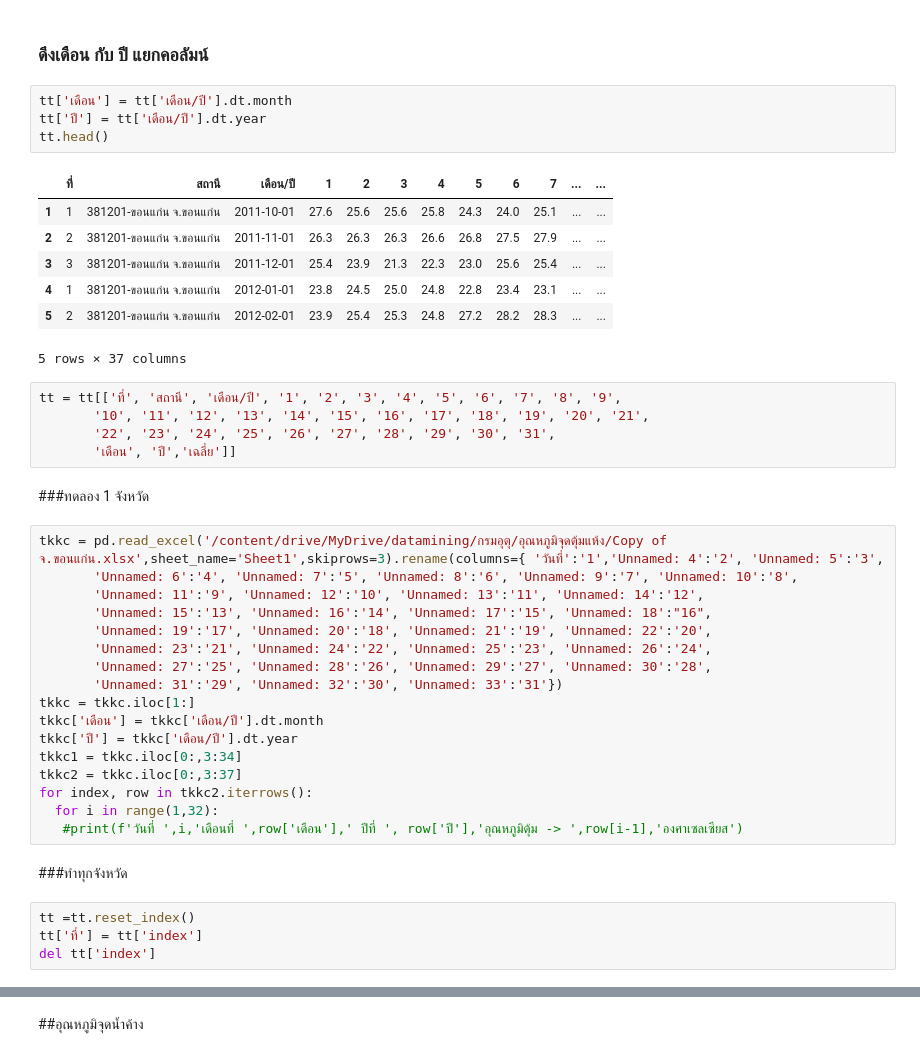
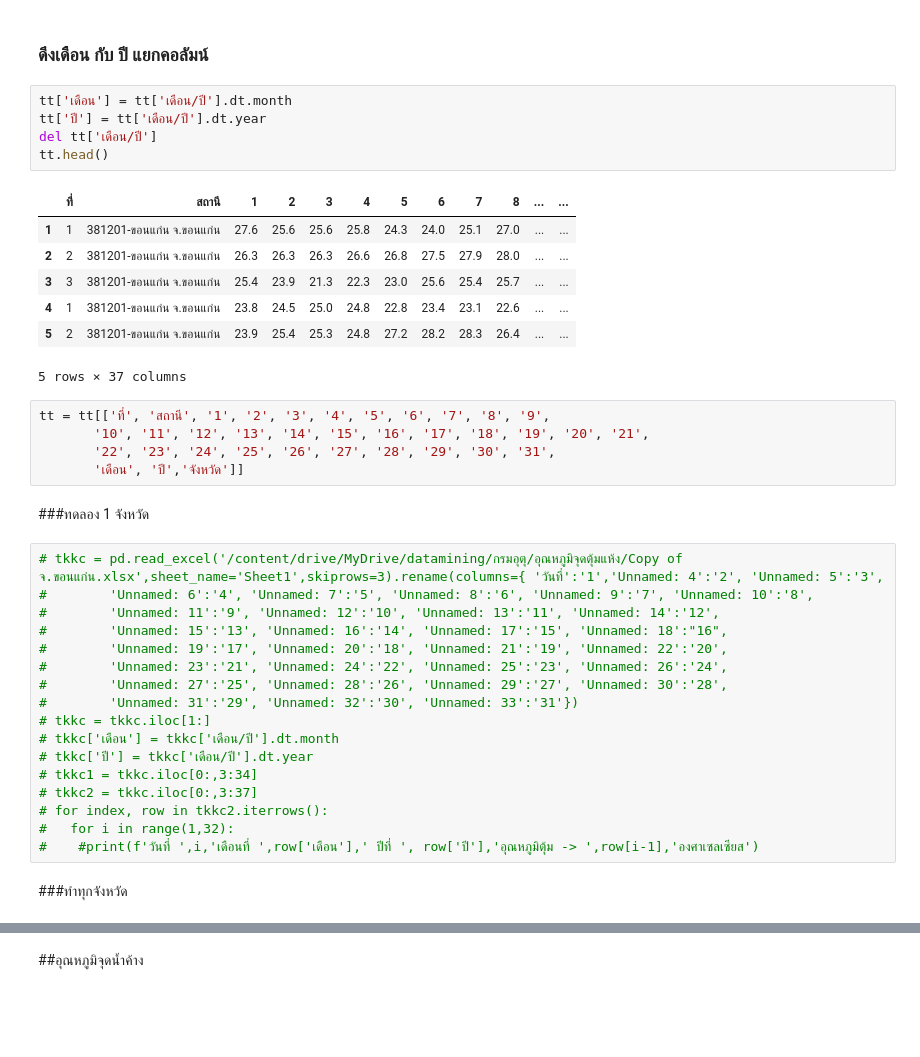
Before and after one commit to Nattakonjpg/bsc_dpbm22, a Jupyter notebook: [data3]_กรมอุตุ_.ipynb, the cells around one changed output, grey strips where cells are left out. Saved outputs shown, nothing was run; the diff lists cells and outputs as text; blank space fills up the shorter version.

```diff
--- a/[data3]_กรมอุตุ_.ipynb
+++ b/[data3]_กรมอุตุ_.ipynb
@@ -411,43 +405,40 @@ tt.shape
 # %%
 tt['เดือน'] = tt['เดือน/ปี'].dt.month
 tt['ปี'] = tt['เดือน/ปี'].dt.year
+del tt['เดือน/ปี']
 tt.head()
 # %% [output]
-|  | ที่ | สถานี | เดือน/ปี | 1 | 2 | 3 | 4 | 5 | 6 | 7 | ... | ... |
-| 1 | 1 | 381201-ขอนแก่น จ.ขอนแก่น | 2011-10-01 | 27.6 | 25.6 | 25.6 | 25.8 | 24.3 | 24.0 | 25.1 | ... | ... |
-| 2 | 2 | 381201-ขอนแก่น จ.ขอนแก่น | 2011-11-01 | 26.3 | 26.3 | 26.3 | 26.6 | 26.8 | 27.5 | 27.9 | ... | ... |
-| 3 | 3 | 381201-ขอนแก่น จ.ขอนแก่น | 2011-12-01 | 25.4 | 23.9 | 21.3 | 22.3 | 23.0 | 25.6 | 25.4 | ... | ... |
-| 4 | 1 | 381201-ขอนแก่น จ.ขอนแก่น | 2012-01-01 | 23.8 | 24.5 | 25.0 | 24.8 | 22.8 | 23.4 | 23.1 | ... | ... |
-| 5 | 2 | 381201-ขอนแก่น จ.ขอนแก่น | 2012-02-01 | 23.9 | 25.4 | 25.3 | 24.8 | 27.2 | 28.2 | 28.3 | ... | ... |
+|  | ที่ | สถานี | 1 | 2 | 3 | 4 | 5 | 6 | 7 | 8 | ... | ... |
+| 1 | 1 | 381201-ขอนแก่น จ.ขอนแก่น | 27.6 | 25.6 | 25.6 | 25.8 | 24.3 | 24.0 | 25.1 | 27.0 | ... | ... |
+| 2 | 2 | 381201-ขอนแก่น จ.ขอนแก่น | 26.3 | 26.3 | 26.3 | 26.6 | 26.8 | 27.5 | 27.9 | 28.0 | ... | ... |
+| 3 | 3 | 381201-ขอนแก่น จ.ขอนแก่น | 25.4 | 23.9 | 21.3 | 22.3 | 23.0 | 25.6 | 25.4 | 25.7 | ... | ... |
+| 4 | 1 | 381201-ขอนแก่น จ.ขอนแก่น | 23.8 | 24.5 | 25.0 | 24.8 | 22.8 | 23.4 | 23.1 | 22.6 | ... | ... |
+| 5 | 2 | 381201-ขอนแก่น จ.ขอนแก่น | 23.9 | 25.4 | 25.3 | 24.8 | 27.2 | 28.2 | 28.3 | 26.4 | ... | ... |
 5 rows × 37 columns
 # %%
-tt = tt[['ที่', 'สถานี', 'เดือน/ปี', '1', '2', '3', '4', '5', '6', '7', '8', '9',
+tt = tt[['ที่', 'สถานี', '1', '2', '3', '4', '5', '6', '7', '8', '9',
        '10', '11', '12', '13', '14', '15', '16', '17', '18', '19', '20', '21',
        '22', '23', '24', '25', '26', '27', '28', '29', '30', '31',
-       'เดือน', 'ปี','เฉลี่ย']]
+       'เดือน', 'ปี','จังหวัด']]
 # %% [markdown]
 ###ทดลอง 1 จังหวัด
 # %%
-tkkc = pd.read_excel('/content/drive/MyDrive/datamining/กรมอุตุ/อุณหภูมิจุดตุ้มแห้ง/Copy of จ.ขอนแก่น.xlsx',sheet_name='Sheet1',skiprows=3).rename(columns={ 'วันที่':'1','Unnamed: 4':'2', 'Unnamed: 5':'3',
-       'Unnamed: 6':'4', 'Unnamed: 7':'5', 'Unnamed: 8':'6', 'Unnamed: 9':'7', 'Unnamed: 10':'8',
-       'Unnamed: 11':'9', 'Unnamed: 12':'10', 'Unnamed: 13':'11', 'Unnamed: 14':'12',
-       'Unnamed: 15':'13', 'Unnamed: 16':'14', 'Unnamed: 17':'15', 'Unnamed: 18':"16",
-       'Unnamed: 19':'17', 'Unnamed: 20':'18', 'Unnamed: 21':'19', 'Unnamed: 22':'20',
-       'Unnamed: 23':'21', 'Unnamed: 24':'22', 'Unnamed: 25':'23', 'Unnamed: 26':'24',
-       'Unnamed: 27':'25', 'Unnamed: 28':'26', 'Unnamed: 29':'27', 'Unnamed: 30':'28',
-       'Unnamed: 31':'29', 'Unnamed: 32':'30', 'Unnamed: 33':'31'})
-tkkc = tkkc.iloc[1:]
-tkkc['เดือน'] = tkkc['เดือน/ปี'].dt.month
-tkkc['ปี'] = tkkc['เดือน/ปี'].dt.year
-tkkc1 = tkkc.iloc[0:,3:34]
-tkkc2 = tkkc.iloc[0:,3:37]
-for index, row in tkkc2.iterrows():
-  for i in range(1,32):
-   #print(f'วันที่ ',i,'เดือนที่ ',row['เดือน'],' ปีที่ ', row['ปี'],'อุณหภูมิตุ้ม -> ',row[i-1],'องศาเซลเซียส')
+# tkkc = pd.read_excel('/content/drive/MyDrive/datamining/กรมอุตุ/อุณหภูมิจุดตุ้มแห้ง/Copy of จ.ขอนแก่น.xlsx',sheet_name='Sheet1',skiprows=3).rename(columns={ 'วันที่':'1','Unnamed: 4':'2', 'Unnamed: 5':'3',
+#        'Unnamed: 6':'4', 'Unnamed: 7':'5', 'Unnamed: 8':'6', 'Unnamed: 9':'7', 'Unnamed: 10':'8',
+#        'Unnamed: 11':'9', 'Unnamed: 12':'10', 'Unnamed: 13':'11', 'Unnamed: 14':'12',
+#        'Unnamed: 15':'13', 'Unnamed: 16':'14', 'Unnamed: 17':'15', 'Unnamed: 18':"16",
+#        'Unnamed: 19':'17', 'Unnamed: 20':'18', 'Unnamed: 21':'19', 'Unnamed: 22':'20',
+#        'Unnamed: 23':'21', 'Unnamed: 24':'22', 'Unnamed: 25':'23', 'Unnamed: 26':'24',
+#        'Unnamed: 27':'25', 'Unnamed: 28':'26', 'Unnamed: 29':'27', 'Unnamed: 30':'28',
+#        'Unnamed: 31':'29', 'Unnamed: 32':'30', 'Unnamed: 33':'31'})
+# tkkc = tkkc.iloc[1:]
+# tkkc['เดือน'] = tkkc['เดือน/ปี'].dt.month
+# tkkc['ปี'] = tkkc['เดือน/ปี'].dt.year
+# tkkc1 = tkkc.iloc[0:,3:34]
+# tkkc2 = tkkc.iloc[0:,3:37]
+# for index, row in tkkc2.iterrows():
+#   for i in range(1,32):
+#    #print(f'วันที่ ',i,'เดือนที่ ',row['เดือน'],' ปีที่ ', row['ปี'],'อุณหภูมิตุ้ม -> ',row[i-1],'องศาเซลเซียส')
 # %% [markdown]
 ###ทำทุกจังหวัด
-# %%
-tt =tt.reset_index()
-tt['ที่'] = tt['index']
-del tt['index']
 # %%
```
Also changed, not shown: parts of 64 cells of this notebook.
